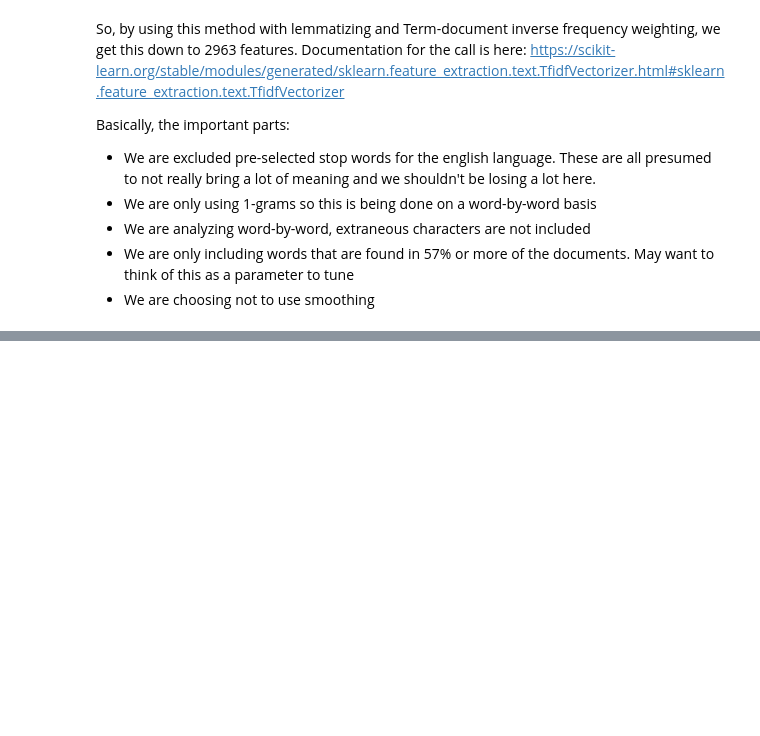
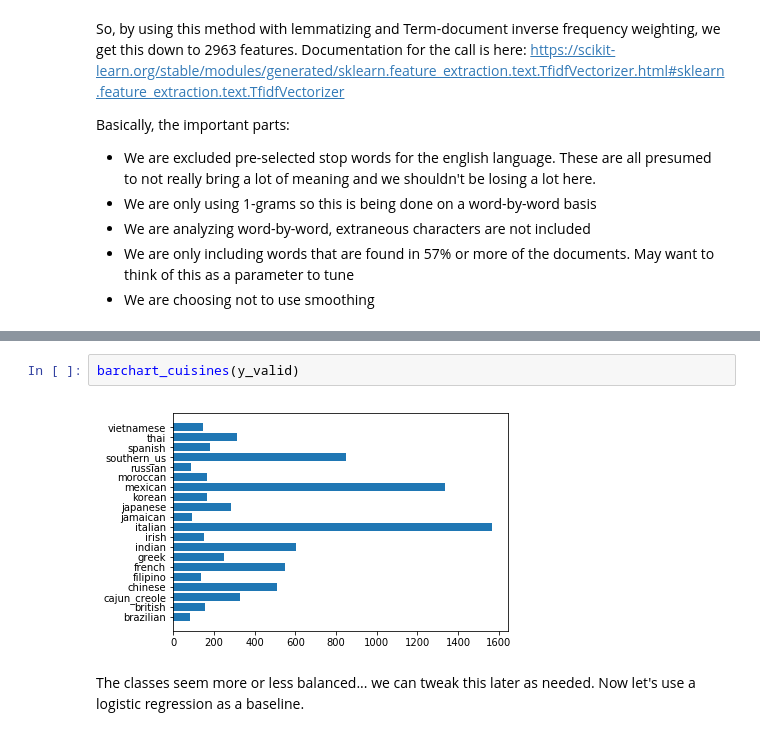
Before and after one commit to boudrejp/w207_supplemental, a Jupyter notebook: Week7/recipe_john.ipynb, the cells around one changed output, grey strips where cells are left out. Cells and saved outputs as stored; diff of their text form; blank space fills up the shorter version.

Commit message:
added logistic regression

```diff
--- a/Week7/recipe_john.ipynb
+++ b/Week7/recipe_john.ipynb
@@ -262,0 +297,6 @@ Basically, the important parts:
+# %%
+barchart_cuisines(y_valid)
+# %% [output]
+[figure, added]
+# %% [markdown]
+The classes seem more or less balanced... we can tweak this later as needed. Now let's use a logistic regression as a baseline.
```
Also changed, not shown: parts of 19 cells of this notebook.
